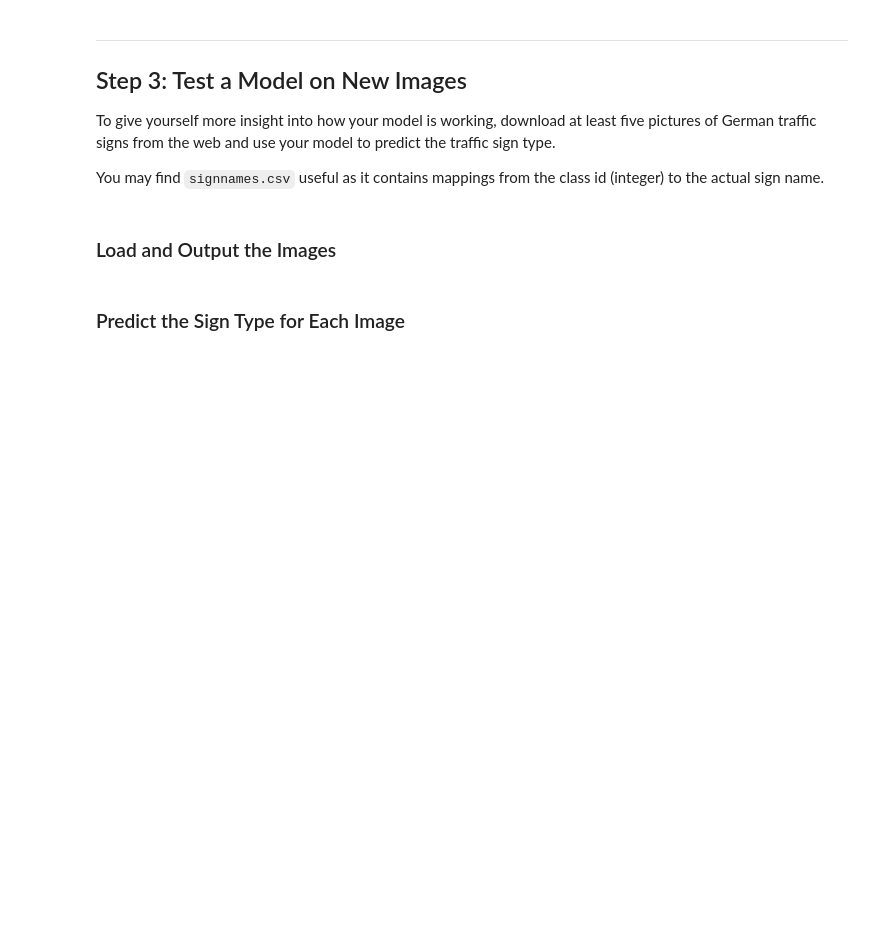
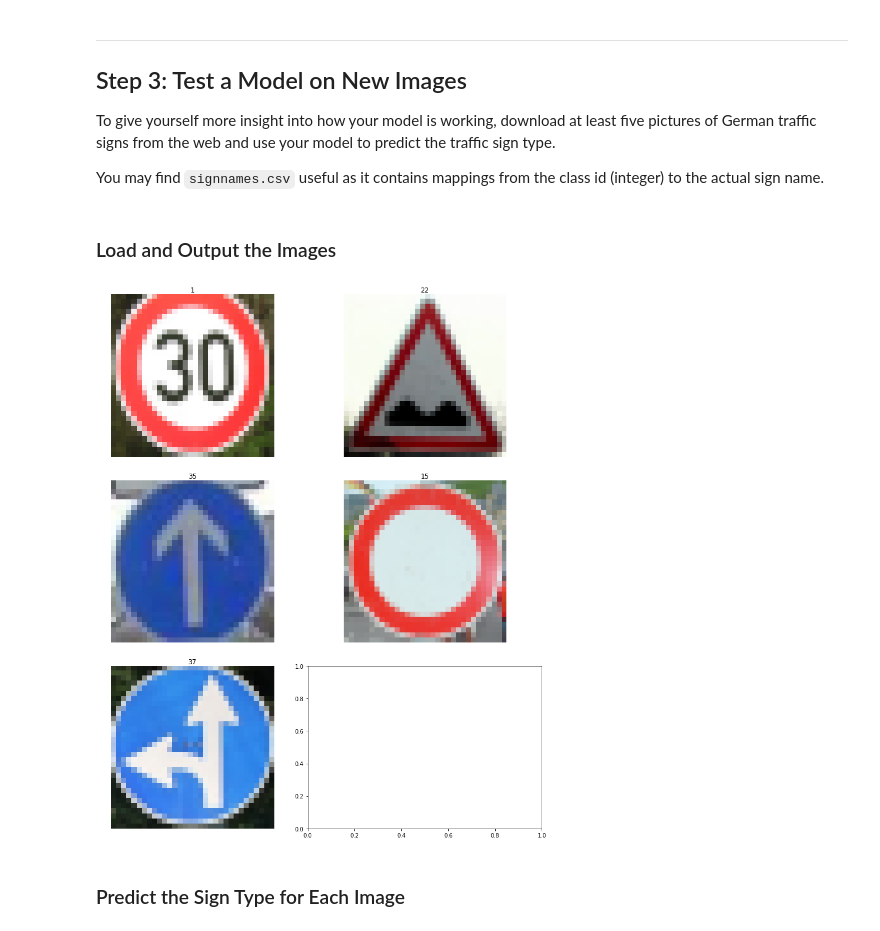
Before and after one commit to zackZhu1/CarND-Traffic-Sign-Classifier-Project, a Jupyter notebook: Traffic_Sign_Classifier.ipynb, the cells around one changed output. Cells and saved outputs as stored; diff of their text form; code cells hidden in the pictures; blank space fills up the shorter version.

```diff
--- a/Traffic_Sign_Classifier.ipynb
+++ b/Traffic_Sign_Classifier.ipynb
@@ -312,3 +338,42 @@ You may find `signnames.csv` useful as it contains mappings from the class id (i
+# %%
+### Load the images and plot them here.
+### Feel free to use as many code cells as needed.
+import glob
+import cv2
+import matplotlib.pyplot as plt
+%matplotlib inline
+
+test_images = sorted(glob.glob('./test_images/*.png'))
+# find the corresponding labels from the mapping file signnames.csv
+test_labels = np.array([1, 22, 35, 15, 37])
+
+def plot_figures(figures, nrows = 1, ncols=1, labels=None):
+    fig, axs = plt.subplots(ncols=ncols, nrows=nrows, figsize=(12, 14))
+    axs = axs.ravel()
+    for index, title in zip(range(len(figures)), figures):
+        axs[index].imshow(figures[title], plt.gray())
+        if(labels != None):
+            axs[index].set_title(labels[index])
+        else:
+            axs[index].set_title(title)
+
+        axs[index].set_axis_off()
+
+    plt.tight_layout()
+
+figures = {}
+labels = {}
+test_signs = []
+index = 0
+for test_image in test_images:
+    img = cv2.cvtColor(cv2.imread(test_image), cv2.COLOR_BGR2RGB)
+    test_signs.append(img)
+    figures[index] = img
+    labels[index] = test_labels[index]
+    index += 1
+plot_figures(figures, 3, 2, labels)
+# %% [output]
+[figure, added]
 # %% [markdown]
 ### Predict the Sign Type for Each Image
 # %%
```
Also changed, not shown: parts of 15 cells of this notebook, 11 other files.
